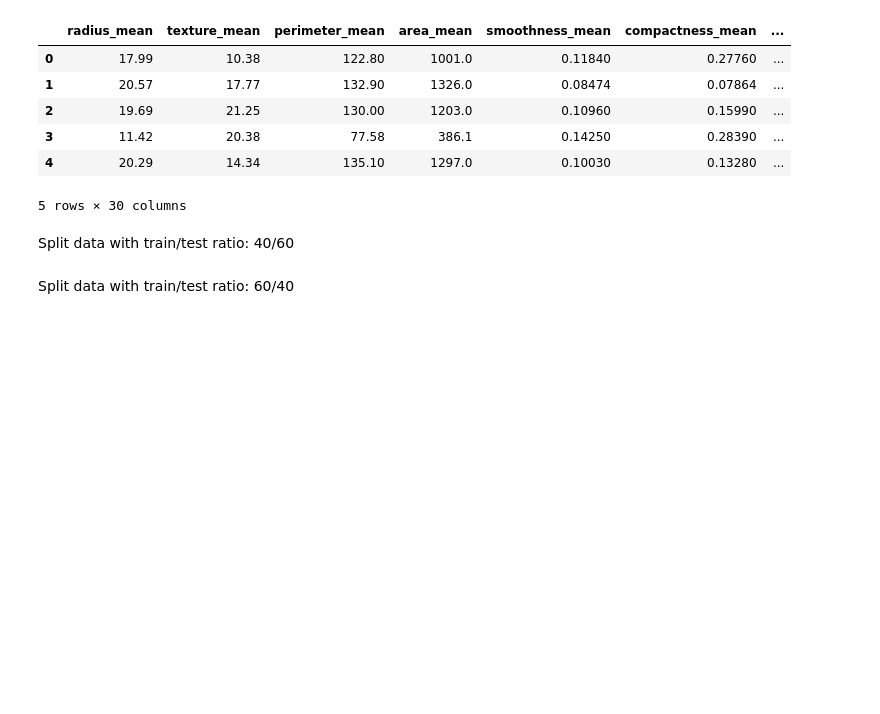
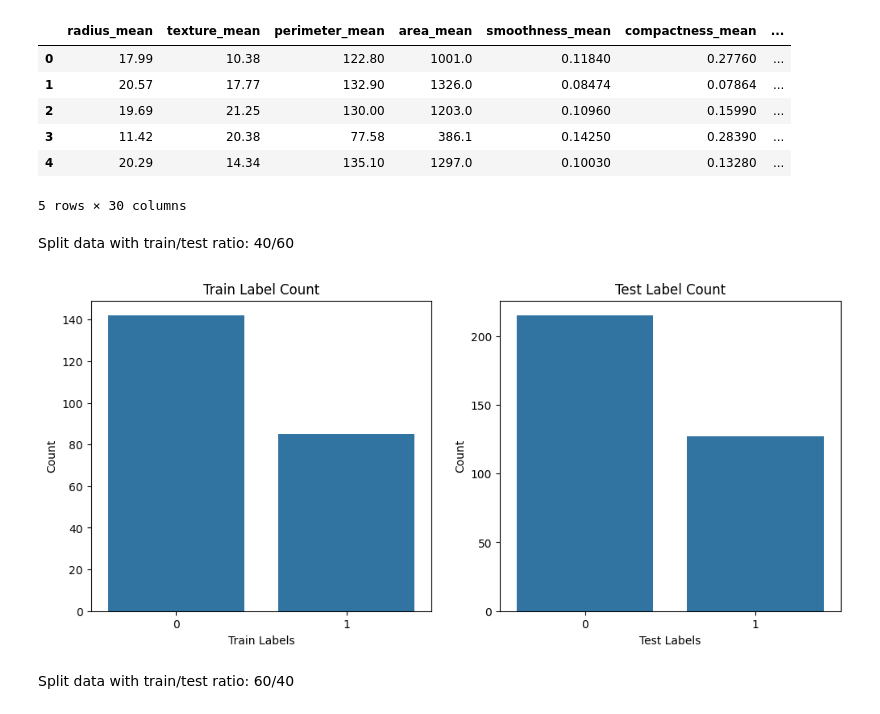
Before and after one commit to duyphuc0701/Project2-AI-Decision-Tree, a Jupyter notebook: breast_cancer/breast_cancer.ipynb, the cells around one changed output. Cells and saved outputs as stored; diff of their text form; code cells hidden in the pictures; blank space fills up the shorter version.

```diff
--- a/breast_cancer/breast_cancer.ipynb
+++ b/breast_cancer/breast_cancer.ipynb
@@ -209,6 +210,11 @@ feature_df.head()
 Split data with train/test ratio: 40/60
 # %%
 feature_train_1, feature_test_1, label_train_1, label_test_1 = train_test_split(feature_df, label, test_size=0.6, random_state=0, stratify=label)
+# %%
+# Visualize the class distributions in the training set and test set
+visualize_distributions(label_train_1, label_test_1)
+# %% [output]
+[figure, added]
 # %% [markdown]
 Split data with train/test ratio: 60/40
 # %%
```
Also changed, not shown: parts of 56 cells of this notebook.
